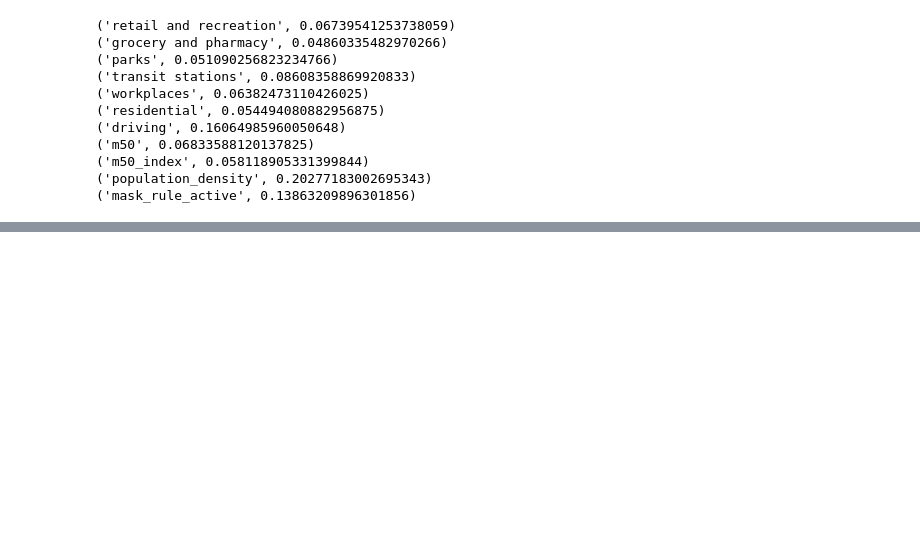
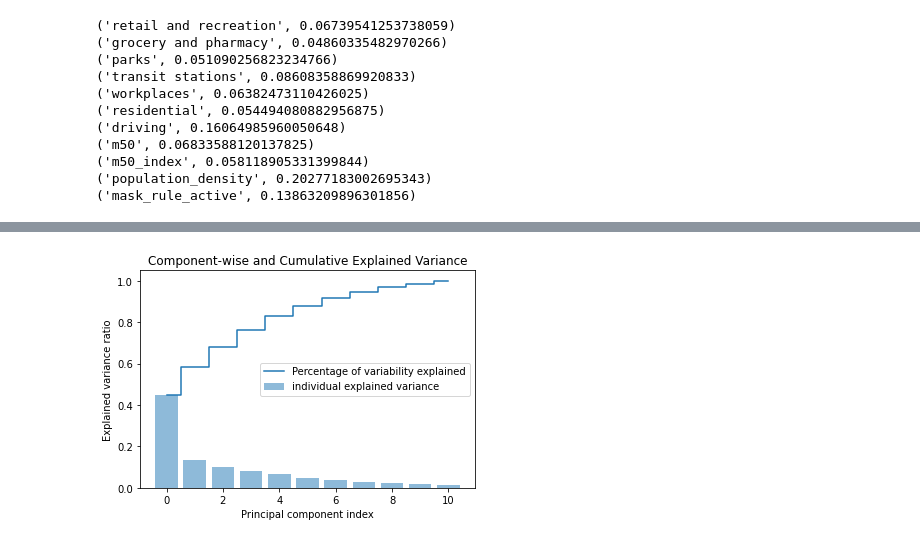
Before and after one commit to jeyasri-s2/meansquares, a Jupyter notebook: NY_FeatureRanking.ipynb, the cells around one changed output, grey strips where cells are left out. Saved outputs shown, nothing was run; the diff lists cells and outputs as text; code cells hidden in the pictures; blank space fills up the shorter version.

```diff
--- a/NY_FeatureRanking.ipynb
+++ b/NY_FeatureRanking.ipynb
@@ -169,0 +211,5 @@ for feature in zip(feature_labels, clf.feature_importances_):
+# %%
+# standardize the features
+sc = ss()
+X_train_std = sc.fit_transform(X_train)
+X_test_std = sc.transform(X_test)
@@ -169,0 +278,6 @@ for feature in zip(feature_labels, clf.feature_importances_):
+# %%
+#obtain the eigenpairs of the Wine covariance matrix:
+#data_cov = np.dot(np.transpose(data.values),data.values)
+#data_cov
+X_train_cov = np.cov(X_train_std.T)
+w, v = np.linalg.eig(X_train_cov)
@@ -169,0 +294,18 @@ for feature in zip(feature_labels, clf.feature_importances_):
+# %%
+# calculate cumulative sum of explained variances
+tot = sum(w)
+var_exp = [(i / tot) for i in sorted(w, reverse=True)]
+cum_var_exp = np.cumsum(var_exp)
+
+# plot explained variances
+plt.title("Component-wise and Cumulative Explained Variance")
+plt.bar(range(0,11), var_exp, alpha=0.5,
+        align='center', label='individual explained variance')
+plt.step(range(0,11), cum_var_exp, where='mid',
+         label='Percentage of variability explained')
+plt.ylabel('Explained variance ratio')
+plt.xlabel('Principal component index')
+plt.legend(loc='best')
+plt.show()
+# %% [output]
+[figure, added]
```
Also changed, not shown: parts of 13 cells of this notebook.
